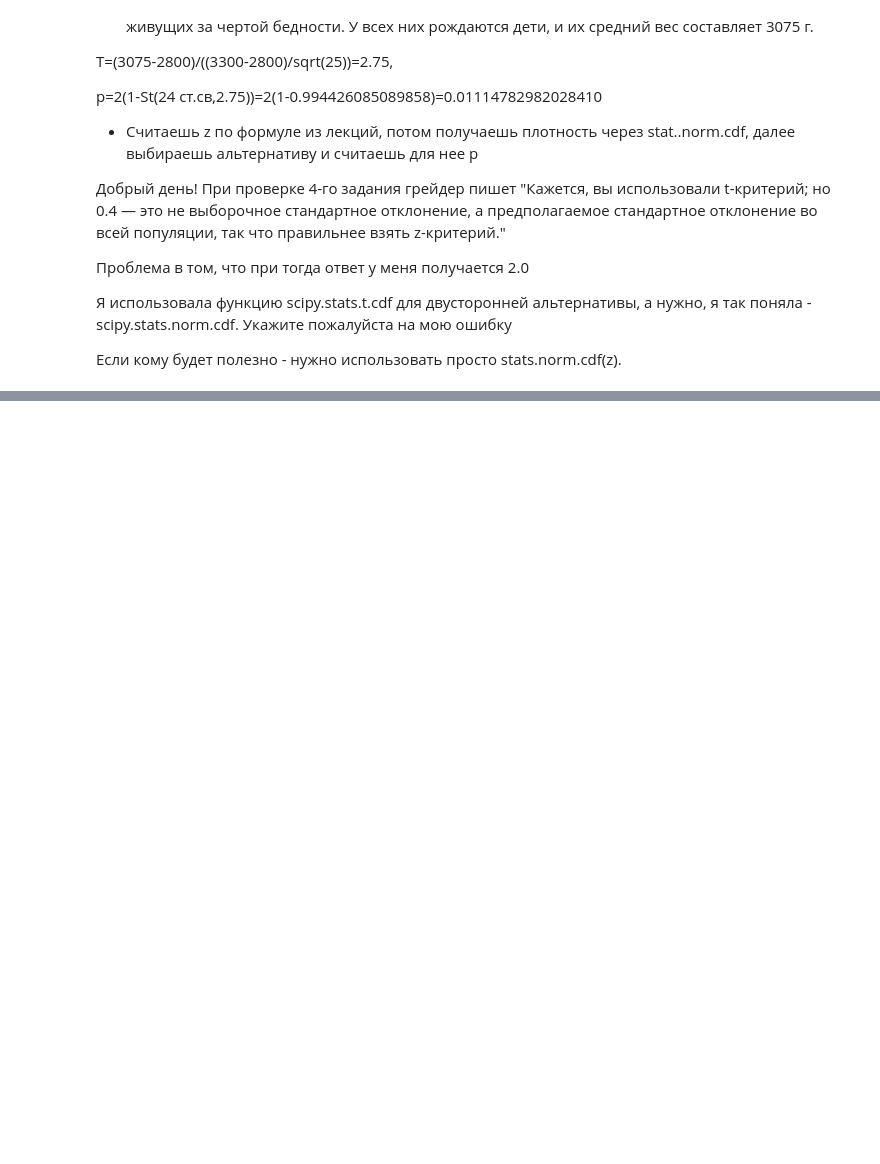
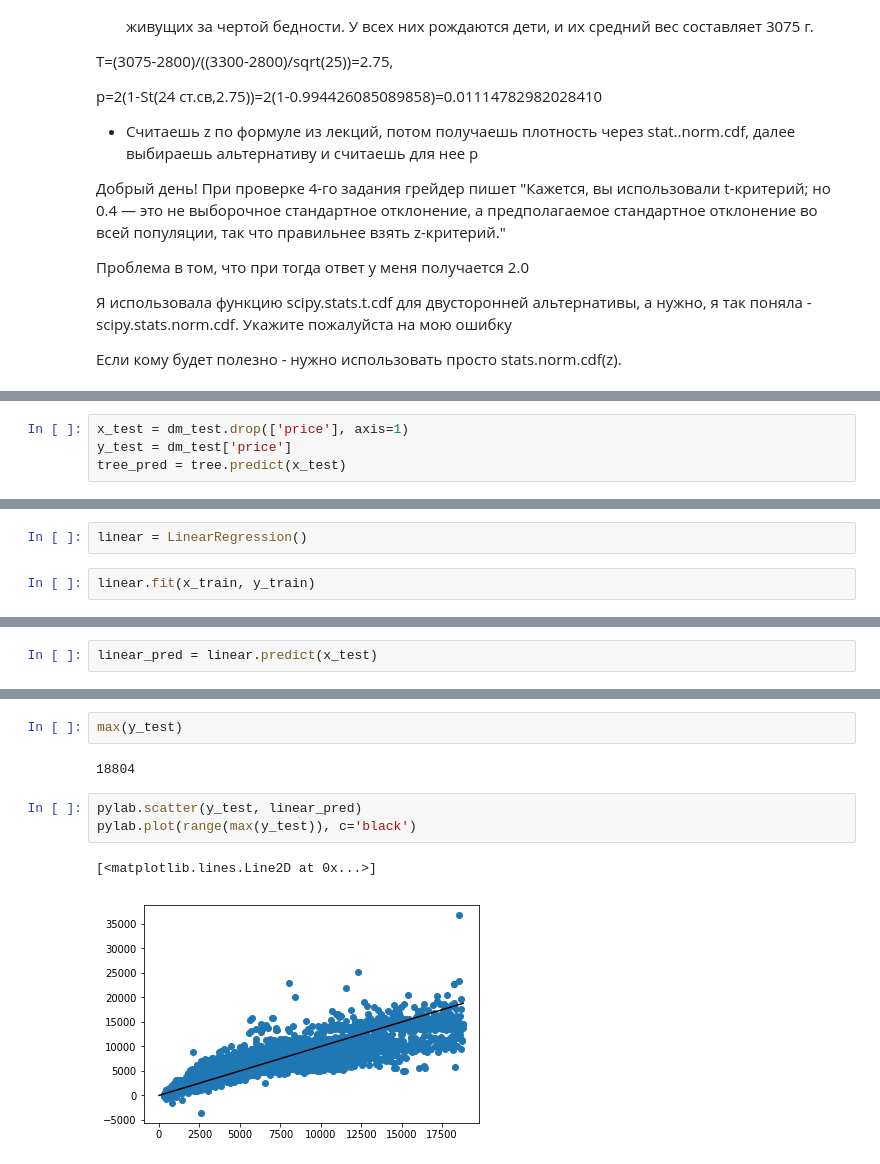
Before and after one commit to igor-storozhev/coursera-cmp4, a Jupyter notebook: w2/q1.ipynb, the cells around one changed output, grey strips where cells are left out. Cells and saved outputs as stored; diff of their text form; blank space fills up the shorter version.

```diff
--- a/w2/q1.ipynb
+++ b/w2/q1.ipynb
@@ -55,0 +107,4 @@ p
+# %%
+x_test = dm_test.drop(['price'], axis=1)
+y_test = dm_test['price']
+tree_pred = tree.predict(x_test)
@@ -55,0 +127,4 @@ p
+# %%
+linear = LinearRegression()
+# %%
+linear.fit(x_train, y_train)
@@ -55,0 +133,2 @@ p
+# %%
+linear_pred = linear.predict(x_test)
@@ -55,0 +183,10 @@ p
+# %%
+max(y_test)
+# %% [output]
+18804
+# %%
+pylab.scatter(y_test, linear_pred)
+pylab.plot(range(max(y_test)), c='black')
+# %% [output]
+[<matplotlib.lines.Line2D at 0x...>]
+[figure, added]
```
Also changed, not shown: parts of 49 cells of this notebook, 5 other files.
